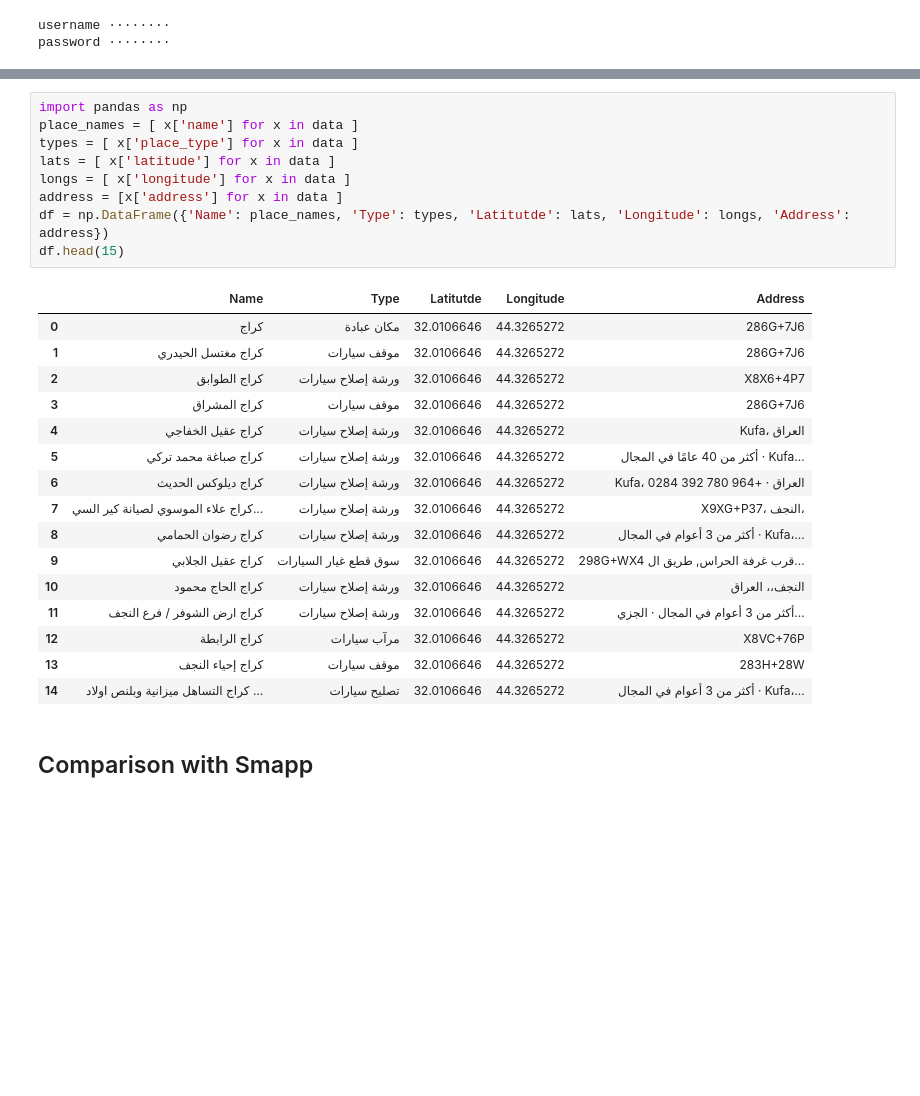
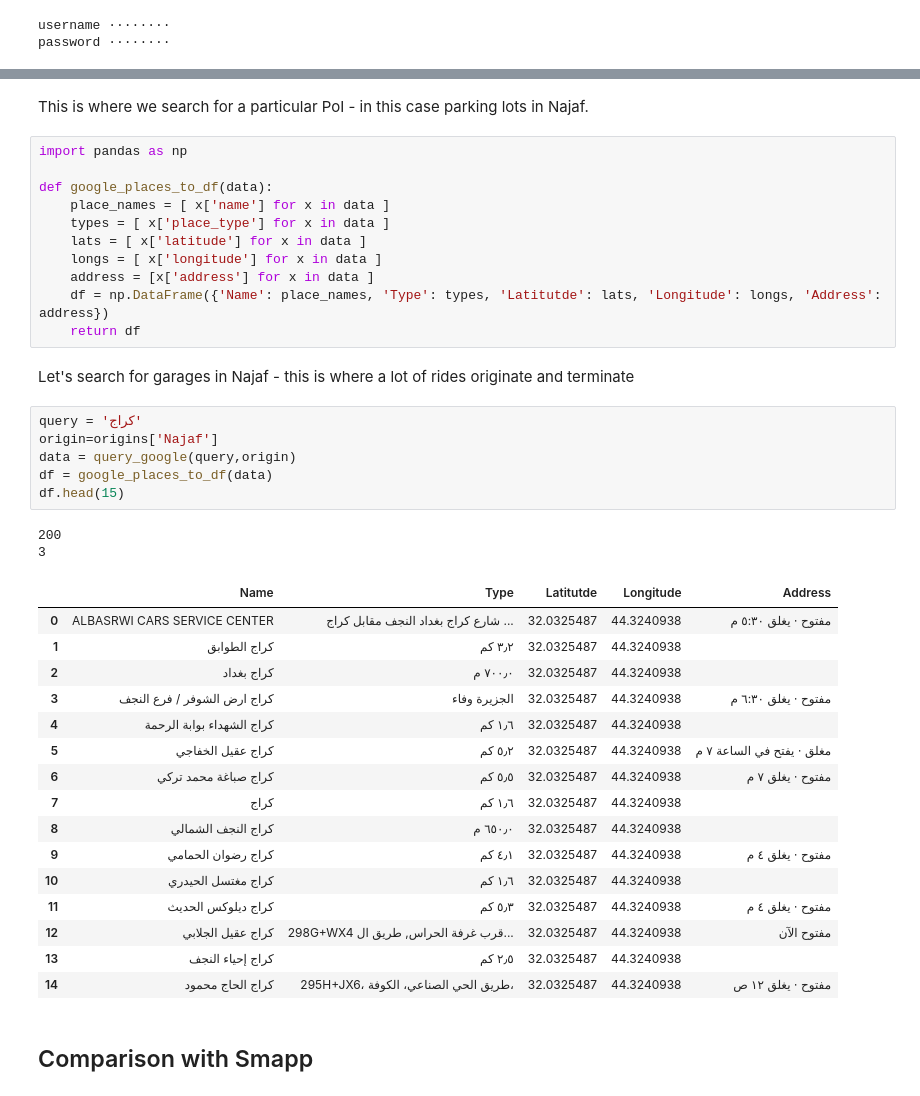
Before and after one commit to qzaidi/mlscratchpad, a Jupyter notebook: gmaps-scrape.ipynb, the cells around one changed output, grey strips where cells are left out. Cells and saved outputs as stored; diff of their text form; blank space fills up the shorter version.

```diff
--- a/gmaps-scrape.ipynb
+++ b/gmaps-scrape.ipynb
@@ -117,29 +127,43 @@ for html in html_files:
+# %% [markdown]
+This is where we search for a particular PoI - in this case parking lots in Najaf.
 # %%
 import pandas as np
-place_names = [ x['name'] for x in data ]
-types = [ x['place_type'] for x in data ]
-lats = [ x['latitude'] for x in data ]
-longs = [ x['longitude'] for x in data ]
-address = [x['address'] for x in data ]
-df = np.DataFrame({'Name': place_names, 'Type': types, 'Latitutde': lats, 'Longitude': longs, 'Address': address})
-df.head(15)
+
+def google_places_to_df(data):
+    place_names = [ x['name'] for x in data ]
+    types = [ x['place_type'] for x in data ]
+    lats = [ x['latitude'] for x in data ]
+    longs = [ x['longitude'] for x in data ]
+    address = [x['address'] for x in data ]
+    df = np.DataFrame({'Name': place_names, 'Type': types, 'Latitutde': lats, 'Longitude': longs, 'Address': address})
+    return df
-# %% [output]
-|  | Name | Type | Latitutde | Longitude | Address |
-| 0 | كراج | مكان عبادة | 32.0106646 | 44.3265272 | 286G+7J6 |
-| 1 | كراج مغتسل الحيدري | موقف سيارات | 32.0106646 | 44.3265272 | 286G+7J6 |
-| 2 | كراج الطوابق | ورشة إصلاح سيارات | 32.0106646 | 44.3265272 | X8X6+4P7 |
-| 3 | كراج المشراق | موقف سيارات | 32.0106646 | 44.3265272 | 286G+7J6 |
-| 4 | كراج عقيل الخفاجي | ورشة إصلاح سيارات | 32.0106646 | 44.3265272 | Kufa، العراق |
-| 5 | كراج صباغة محمد تركي | ورشة إصلاح سيارات | 32.0106646 | 44.3265272 | أكثر من 40 عامًا في المجال · Kufa... |
-| 6 | كراج ديلوكس الحديث | ورشة إصلاح سيارات | 32.0106646 | 44.3265272 | Kufa، العراق · +964 780 392 0284 |
-| 7 | كراج علاء الموسوي لصيانة كير السي... | ورشة إصلاح سيارات | 32.0106646 | 44.3265272 | X9XG+P37، النجف، |
-| 8 | كراج رضوان الحمامي | ورشة إصلاح سيارات | 32.0106646 | 44.3265272 | أكثر من 3 أعوام في المجال · Kufa،... |
-| 9 | كراج عقيل الجلابي | سوق قطع غيار السيارات | 32.0106646 | 44.3265272 | 298G+WX4 قرب غرفة الحراس, طريق ال... |
-| 10 | كراج الحاج محمود | ورشة إصلاح سيارات | 32.0106646 | 44.3265272 | النجف،، العراق |
-| 11 | كراج ارض الشوفر / فرع النجف | ورشة إصلاح سيارات | 32.0106646 | 44.3265272 | أكثر من 3 أعوام في المجال · الجزي... |
-| 12 | كراج الرابطة | مرآب سيارات | 32.0106646 | 44.3265272 | X8VC+76P |
-| 13 | كراج إحياء النجف | موقف سيارات | 32.0106646 | 44.3265272 | 283H+28W |
-| 14 | كراج التساهل ميزانية وبلنص اولاد ... | تصليح سيارات | 32.0106646 | 44.3265272 | أكثر من 3 أعوام في المجال · Kufa،... |
+# %% [markdown]
+Let's search for garages in Najaf - this is where a lot of rides originate and terminate
+# %%
+query = 'كراج'
+origin=origins['Najaf']
+data = query_google(query,origin)
+df = google_places_to_df(data)
+df.head(15)
+# %% [output]
+200
+3
+|  | Name | Type | Latitutde | Longitude | Address |
+| 0 | ALBASRWI CARS SERVICE CENTER | شارع كراج بغداد النجف مقابل كراج ... | 32.0325487 | 44.3240938 | مفتوح ⋅ يغلق ٥:٣٠ م |
+| 1 | كراج الطوابق | ٣٫٢ كم | 32.0325487 | 44.3240938 |  |
+| 2 | كراج بغداد | ٧٠٠٫٠ م | 32.0325487 | 44.3240938 |  |
+| 3 | كراج ارض الشوفر / فرع النجف | الجزيرة وفاء | 32.0325487 | 44.3240938 | مفتوح ⋅ يغلق ٦:٣٠ م |
+| 4 | كراج الشهداء بوابة الرحمة | ١٫٦ كم | 32.0325487 | 44.3240938 |  |
+| 5 | كراج عقيل الخفاجي | ٥٫٢ كم | 32.0325487 | 44.3240938 | مغلق ⋅ يفتح في الساعة ٧ م |
+| 6 | كراج صباغة محمد تركي | ٥٫٥ كم | 32.0325487 | 44.3240938 | مفتوح ⋅ يغلق ٧ م |
+| 7 | كراج | ١٫٦ كم | 32.0325487 | 44.3240938 |  |
+| 8 | كراج النجف الشمالي | ٦٥٠٫٠ م | 32.0325487 | 44.3240938 |  |
+| 9 | كراج رضوان الحمامي | ٤٫١ كم | 32.0325487 | 44.3240938 | مفتوح ⋅ يغلق ٤ م |
+| 10 | كراج مغتسل الحيدري | ١٫٦ كم | 32.0325487 | 44.3240938 |  |
+| 11 | كراج ديلوكس الحديث | ٥٫٣ كم | 32.0325487 | 44.3240938 | مفتوح ⋅ يغلق ٤ م |
+| 12 | كراج عقيل الجلابي | 298G+WX4 قرب غرفة الحراس, طريق ال... | 32.0325487 | 44.3240938 | مفتوح الآن |
+| 13 | كراج إحياء النجف | ٢٫٥ كم | 32.0325487 | 44.3240938 |  |
+| 14 | كراج الحاج محمود | 295H+JX6، طريق الحي الصناعي، الكوفة، | 32.0325487 | 44.3240938 | مفتوح ⋅ يغلق ١٢ ص |
 # %% [markdown]
 ## Comparison with Smapp
 # %%
```
Also changed, not shown: parts of 15 cells of this notebook.
